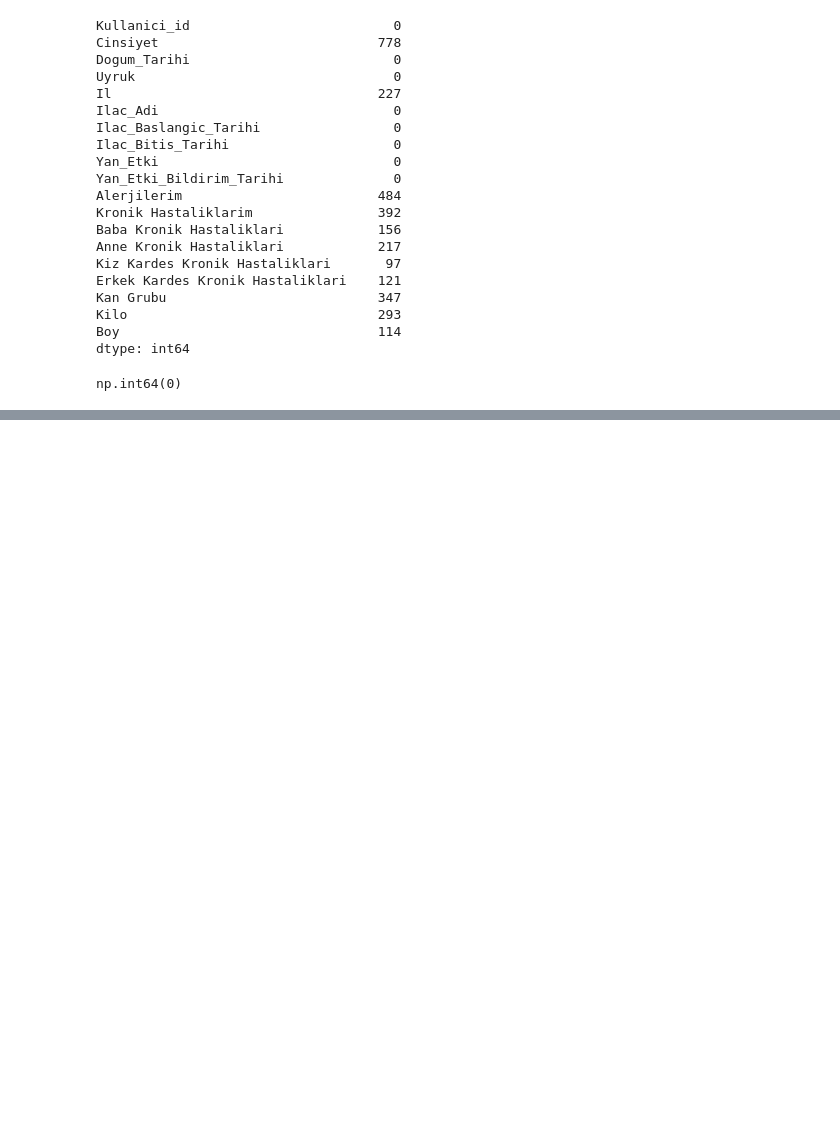
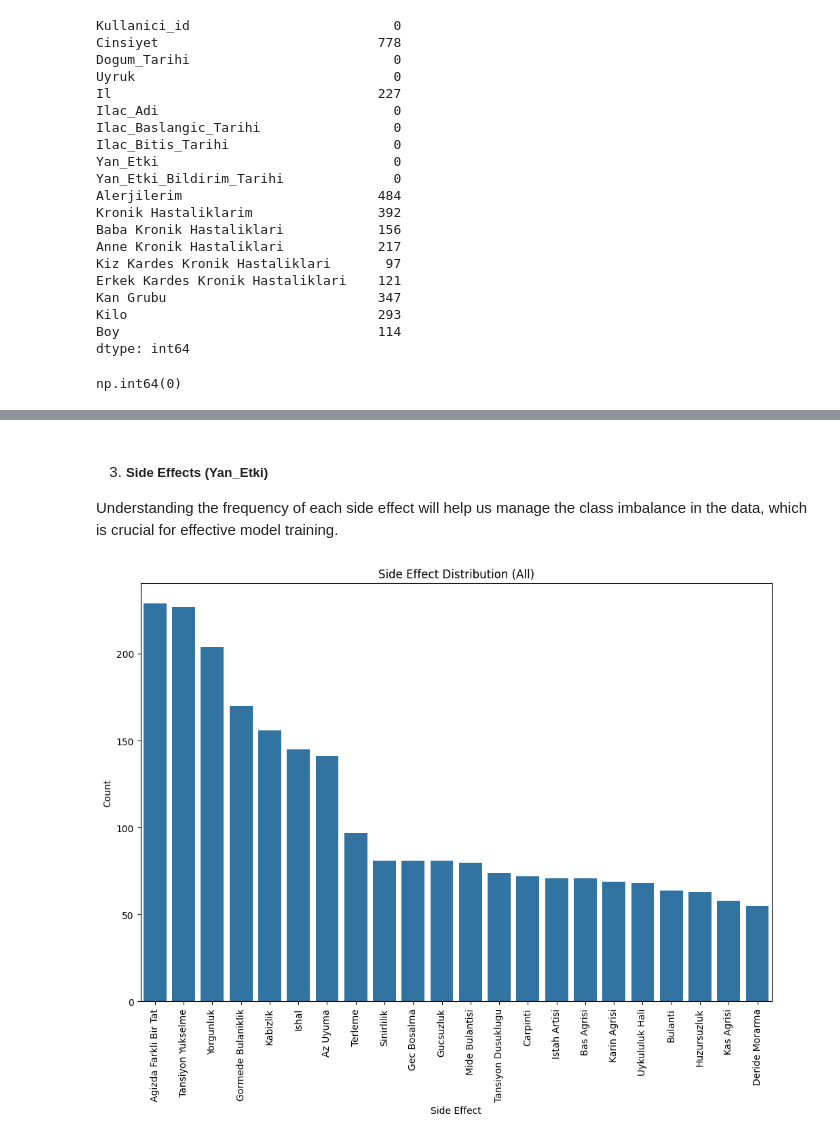
Before and after one commit to elanuralp/PusulaProject, a Jupyter notebook: EDA.ipynb, the cells around one changed output, grey strips where cells are left out. Drawn from its saved outputs; the diff is of its cells as text; code cells hidden in the pictures; blank space fills up the shorter version.

```diff
--- a/EDA.ipynb
+++ b/EDA.ipynb
@@ -101,0 +156,15 @@ df.describe()
+# %% [markdown]
+3. ##### Side Effects (Yan_Etki)
+Understanding the frequency of each side effect will help us manage the class imbalance in the data, which is crucial for effective model training.
+# %%
+# Visualize all side effects
+plt.figure(figsize=(12, 8))
+side_effect_counts_full = df['Yan_Etki'].value_counts()
+sns.barplot(x=side_effect_counts_full.index, y=side_effect_counts_full.values)
+plt.title('Side Effect Distribution (All)')
+plt.xlabel('Side Effect')
+plt.ylabel('Count')
+plt.xticks(rotation=90)
+plt.show()
+# %% [output]
+[figure, added]
```
Also changed, not shown: parts of 20 cells of this notebook.
